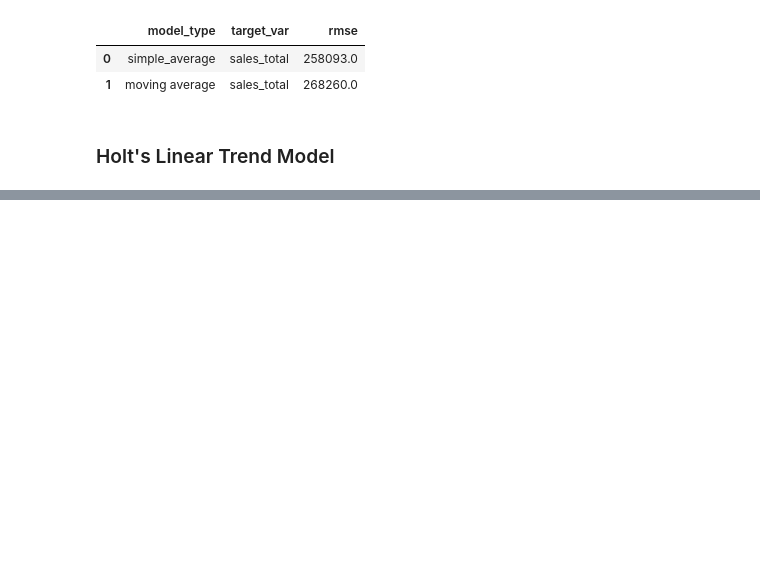
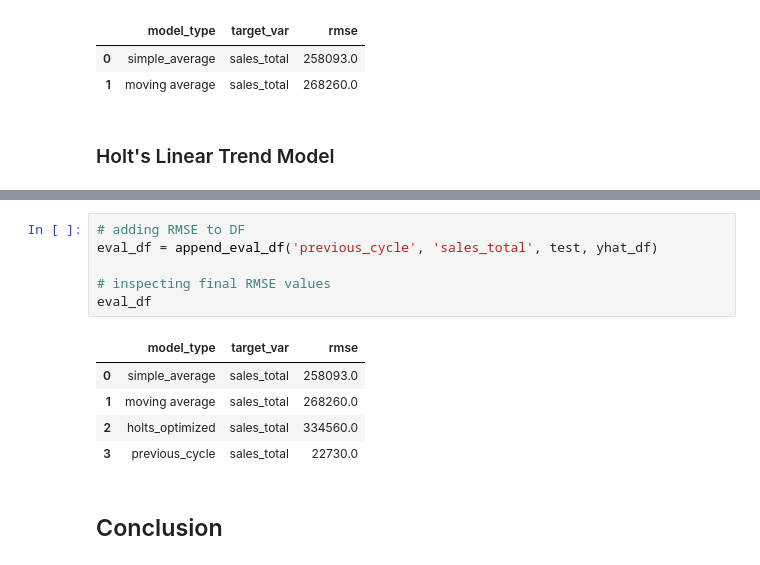
Before and after one commit to SamuelD-Data/time-series-exercises, a Jupyter notebook: model.ipynb, the cells around one changed output, grey strips where cells are left out. Drawn from its saved outputs; the diff is of its cells as text; blank space fills up the shorter version.

```diff
--- a/model.ipynb
+++ b/model.ipynb
@@ -276,0 +331,14 @@ eval_df
+# %%
+# adding RMSE to DF
+eval_df = append_eval_df('previous_cycle', 'sales_total', test, yhat_df)
+
+# inspecting final RMSE values
+eval_df
+# %% [output]
+|  | model_type | target_var | rmse |
+| 0 | simple_average | sales_total | 258093.0 |
+| 1 | moving average | sales_total | 268260.0 |
+| 2 | holts_optimized | sales_total | 334560.0 |
+| 3 | previous_cycle | sales_total | 22730.0 |
+# %% [markdown]
+## Conclusion
```
Also changed, not shown: parts of 26 cells of this notebook.
